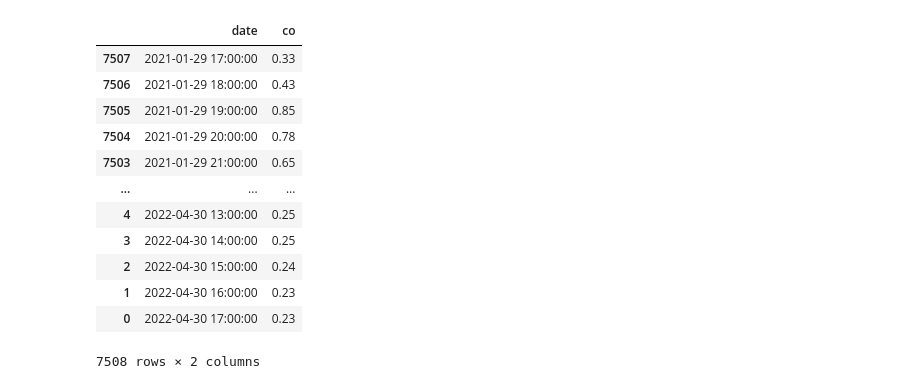
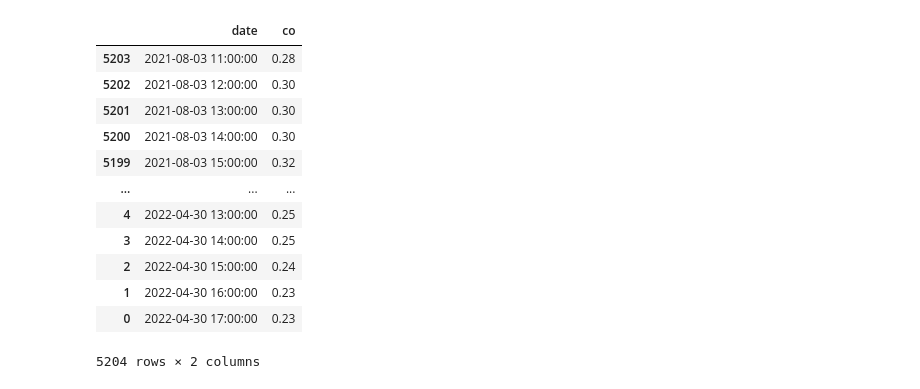
Before and after one commit to UCB-stat-159-s22/hw07-group13, a Jupyter notebook: main.ipynb, the cells around one changed output. Saved outputs shown, nothing was run; the diff lists cells and outputs as text; code cells hidden in the pictures.

```diff
--- a/main.ipynb
+++ b/main.ipynb
@@ -8,37 +8,37 @@ api = openaq.OpenAQ()
 # %%
 # co
 status, resp = api.measurements(city = 'San Francisco-Oakland-Fremont',
                                 location='Oakland', parameter='co',
-                                date_from='2022-05-01T00:00:00Z',
+                                date_from='2021-08-01T00:00:00Z',
                                 date_to='2022-05-01T00:00:00Z',
-                                limit=10000)
+                                limit=8000)
 r = resp['results']
 df_co = pd.DataFrame(data=r)
 co_local_dates = []
 for date in df_co['date'].values:
     local_date = date['local']
     d = u.cleaning_date(local_date)
     co_local_dates.append(d)
 df_co['date'] = co_local_dates
 df_co = df_co.rename(columns={"value": "co"})
 df_co = df_co.loc[:,['date','co']]
 df_co = df_co.iloc[::-1]
 df_co.head(3)
 df_co
 # %% [output]
 |  | date | co |
-| 7507 | 2021-01-29 17:00:00 | 0.33 |
-| 7506 | 2021-01-29 18:00:00 | 0.43 |
-| 7505 | 2021-01-29 19:00:00 | 0.85 |
-| 7504 | 2021-01-29 20:00:00 | 0.78 |
-| 7503 | 2021-01-29 21:00:00 | 0.65 |
+| 5203 | 2021-08-03 11:00:00 | 0.28 |
+| 5202 | 2021-08-03 12:00:00 | 0.30 |
+| 5201 | 2021-08-03 13:00:00 | 0.30 |
+| 5200 | 2021-08-03 14:00:00 | 0.30 |
+| 5199 | 2021-08-03 15:00:00 | 0.32 |
 | ... | ... | ... |
 | 4 | 2022-04-30 13:00:00 | 0.25 |
 | 3 | 2022-04-30 14:00:00 | 0.25 |
 | 2 | 2022-04-30 15:00:00 | 0.24 |
 | 1 | 2022-04-30 16:00:00 | 0.23 |
 | 0 | 2022-04-30 17:00:00 | 0.23 |
-7508 rows × 2 columns
+5204 rows × 2 columns
 # %%
 # no2
 status, resp = api.measurements(city = 'San Francisco-Oakland-Fremont',
```
Also changed, not shown: parts of 12 cells of this notebook, 1 other file.
